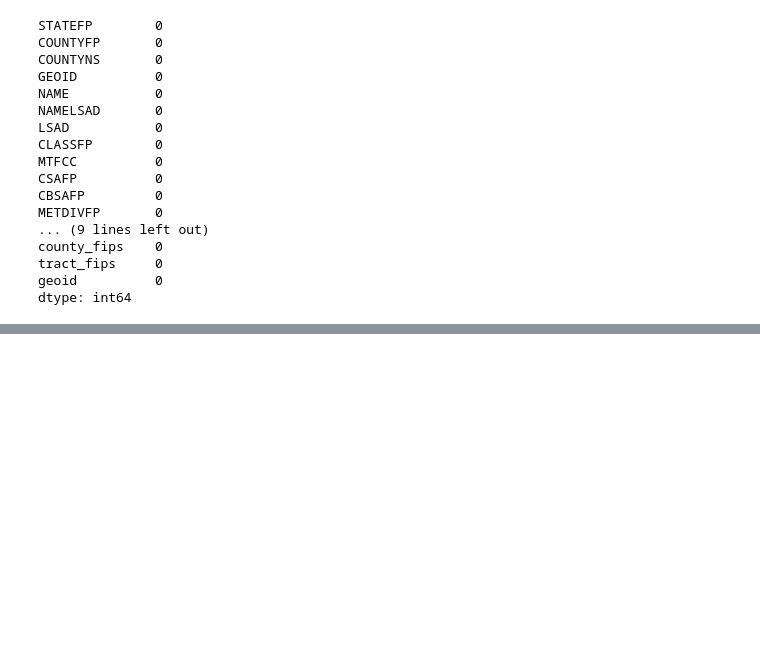
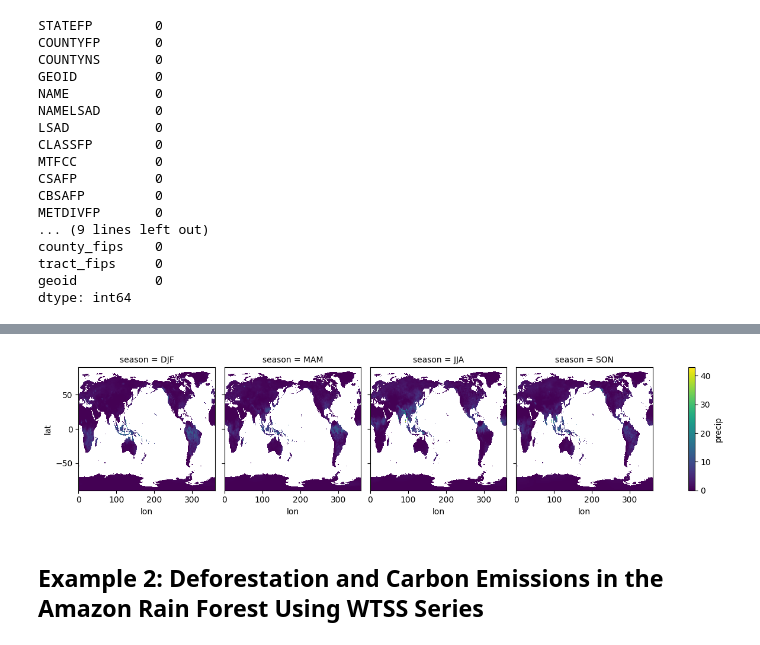
Before and after one commit to cliburn/learn-python-stats, a Jupyter notebook: Projec_Geospatial_Notes.ipynb, the cells around one changed output, grey strips where cells are left out. Drawn from its saved outputs; the diff is of its cells as text; code cells hidden in the pictures; blank space fills up the shorter version.

```diff
--- a/Projec_Geospatial_Notes.ipynb
+++ b/Projec_Geospatial_Notes.ipynb
@@ -189,0 +295,4 @@ map
+# %%
+seasonal_mean = ds2021.groupby("time.season").mean()
+# %%
+seasonal_mean = seasonal_mean.reindex(season=["DJF", "MAM", "JJA", "SON"])
@@ -189,0 +310,7 @@ map
+# %%
+seasonal_mean.precip.plot(col="season")
+pass
+# %% [output]
+[figure, added]
+# %% [markdown]
+## Example 2: Deforestation and Carbon Emissions in the Amazon Rain Forest Using WTSS Series
```
Also changed, not shown: parts of 15 cells of this notebook, 1 other file.
